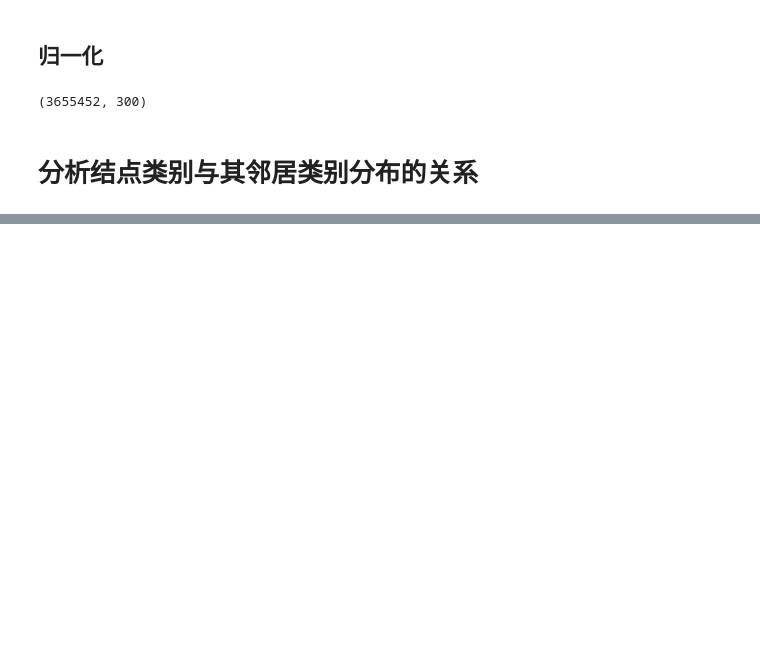
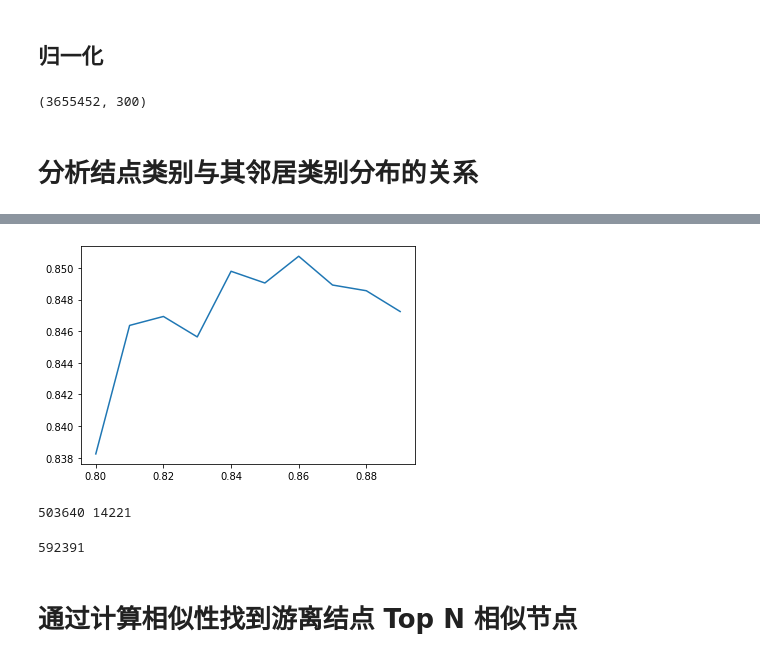
Before and after one commit to GZYZG/2021-maxp-dgl-ml, a Jupyter notebook: data-analysis.ipynb, the cells around one changed output, grey strips where cells are left out. Cells and saved outputs as stored; diff of their text form; code cells hidden in the pictures; blank space fills up the shorter version.

```diff
--- a/data-analysis.ipynb
+++ b/data-analysis.ipynb
@@ -377,0 +413,4 @@ with open(os.path.join(data_path, 'nor-features.npy'), 'wb') as f:
+# %%
+label = labels['label']
+# %%
+graph = graphs[0]
@@ -377,0 +459,9 @@ with open(os.path.join(data_path, 'nor-features.npy'), 'wb') as f:
+# %%
+%%time
+# 找到最佳的主类占比阈值。先在大范围内找到一个合适的小区间，再在小区间内找到更精确的阈值
+ts = 0.
+q = Queue(20) # 20为最大容量
+
+for i, ts in enumerate(np.arange(0.8, 0.9, 0.01)):
+    p = Process(target=run, args=(ts, q))
+    p.start()
@@ -377,0 +481,9 @@ with open(os.path.join(data_path, 'nor-features.npy'), 'wb') as f:
+# %%
+data = []
+
+for i in range(q.qsize()):
+    data.append(q.get())
+#     print(data[-1])
+
+data.sort(key=lambda x: x[0])
+data  # 当比例达到0.86时，推断的效果最好
@@ -377,0 +501,35 @@ with open(os.path.join(data_path, 'nor-features.npy'), 'wb') as f:
+# %%
+x = [e[0] for e in data]
+y = [e[-1] for e in data]
+plt.plot(x, y)
+# plt.savefig("./baseline/imgs/class-infer.png", dpi=400)
+# %% [output]
+[figure, added]
+# %%
+%%time
+# 按照指定的主类阈值推测结点类别时，可以推测出测试集中的多少
+n = 0  # 邻居主类不等于-1的且主类占比超过比例的非游离结点数
+m = 0  # 非游离结点的数量
+k = 0  #
+for nid in test_nid:
+    l, nl = rel_with_neigh(graph, nid, direc='both')
+    c = Cnt(nl)
+    if len(c) == 0:
+#         print(f"nid={nid}, n_label={l}, 0 neighbors!")
+        pass
+    else:
+        m += 1
+        mc = c.most_common(3)
+        if mc[0][0] == -1:
+            continue
+#         print(f"nid={nid}, n_label={l}, {len(nl)} neighbors, class-dist: {c}, most common label: {mc}")
+        if mc[0][1] >= len(nl) * 0.86: # 邻居中最多的类别超过一定数量时才认为结点属于该类别
+            n += 1
+
+print(m, n)
+# %% [output]
+503640 14221
+# %%
+len(test_nid)
+# %% [output]
+592391
@@ -377,0 +560,2 @@ with open(os.path.join(data_path, 'nor-features.npy'), 'wb') as f:
+# %% [markdown]
+# 通过计算相似性找到游离结点 Top N 相似节点
```
Also changed, not shown: parts of 11 cells of this notebook.
